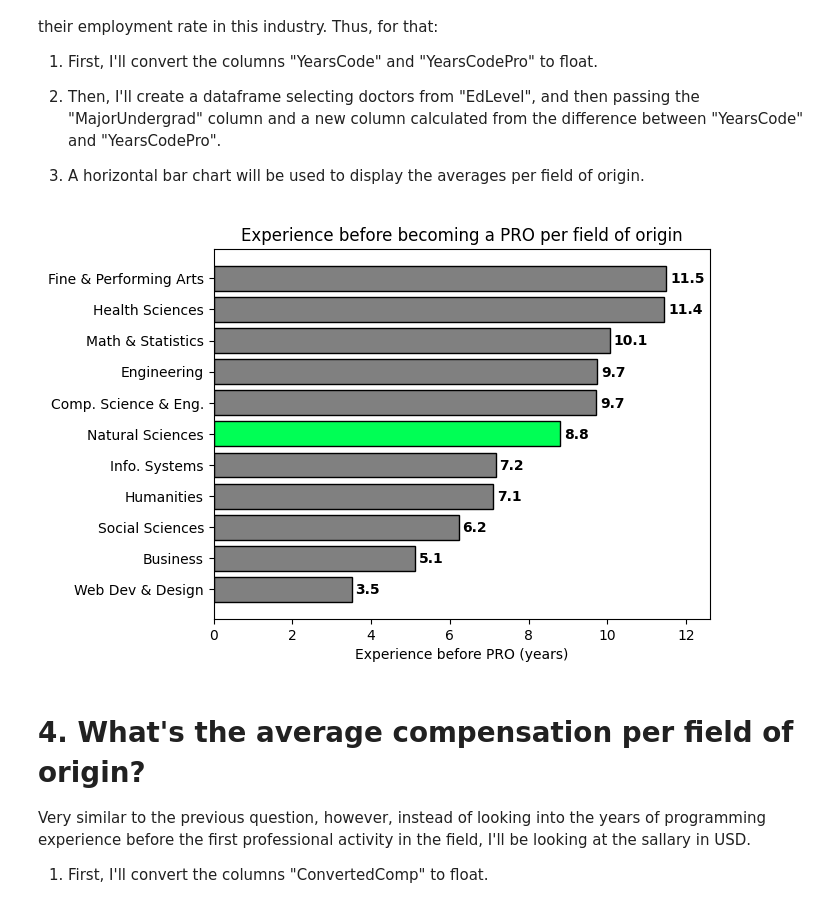
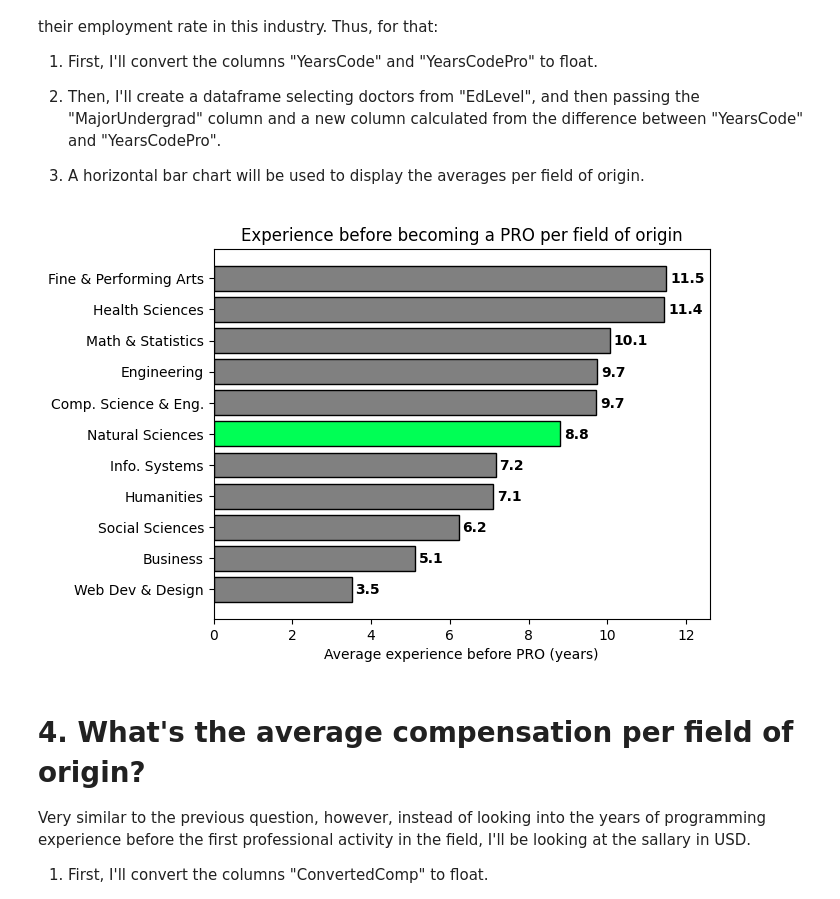
Before and after one commit to mguidoti/DSND-p1-blog, a Jupyter notebook: stackoverflow_survey_2020.ipynb, the cells around one changed output. Saved outputs shown, nothing was run; the diff lists cells and outputs as text; code cells hidden in the pictures.

```diff
--- a/stackoverflow_survey_2020.ipynb
+++ b/stackoverflow_survey_2020.ipynb
@@ -349,35 +349,35 @@ It's not surprise that people from different fields of origin might have been ex
 # %%
 # Create the plot
 fig, ax = plt.subplots()
 
 # Prepare data#
 y = df_results03["UndergradMajor"]
 #y = pd.Series(["Business", "Health Sciences", "Humanities", "Natural Sciences", "Social Sciences", "Engineering", "Comp. Science & Eng.", "Fine & Performing Arts", "Info. Systems", "Math & Statistics", "Web Dev & Design"])
 y = pd.Series(["Web Dev & Design", "Business", "Social Sciences", "Humanities", "Info. Systems", "Natural Sciences", "Comp. Science & Eng.", "Engineering", "Math & Statistics", "Health Sciences", "Fine & Performing Arts"])
 y_pos = np.arange(len(y))
 x = df_results03["YearsDiff"]
 
 # Set up the chart
 bar_colors = ["grey", "grey", "grey", "grey", "grey", "#00ff55", "grey", "grey", "grey", "grey", "grey"]
 ax.barh(y_pos, x, align='center', color=bar_colors, edgecolor='black')
 ax.set_title('Experience before becoming a PRO per field of origin')
 
 # Y setup
 ax.set_yticks(y_pos)
 ax.set_yticklabels(y)
 #ax.invert_yaxis()
 
 # X setup
-ax.set_xlabel('Experience before PRO (years)')
+ax.set_xlabel('Average experience before PRO (years)')
 ax.set_xlim(right=12.6)
 
 # Add the values as labels for each bar
 for i, v in enumerate(x):
     ax.text(v + .1, i - .15, str(round(v, 1)), color='black', fontweight='bold')
 
 plt.show()
 # %% [output]
-[figure, old version]
+[figure, new version]
 # %% [markdown]
 # 4. What's the average compensation per field of origin?
 
```
Also changed, not shown: parts of 1 cell of this notebook.
